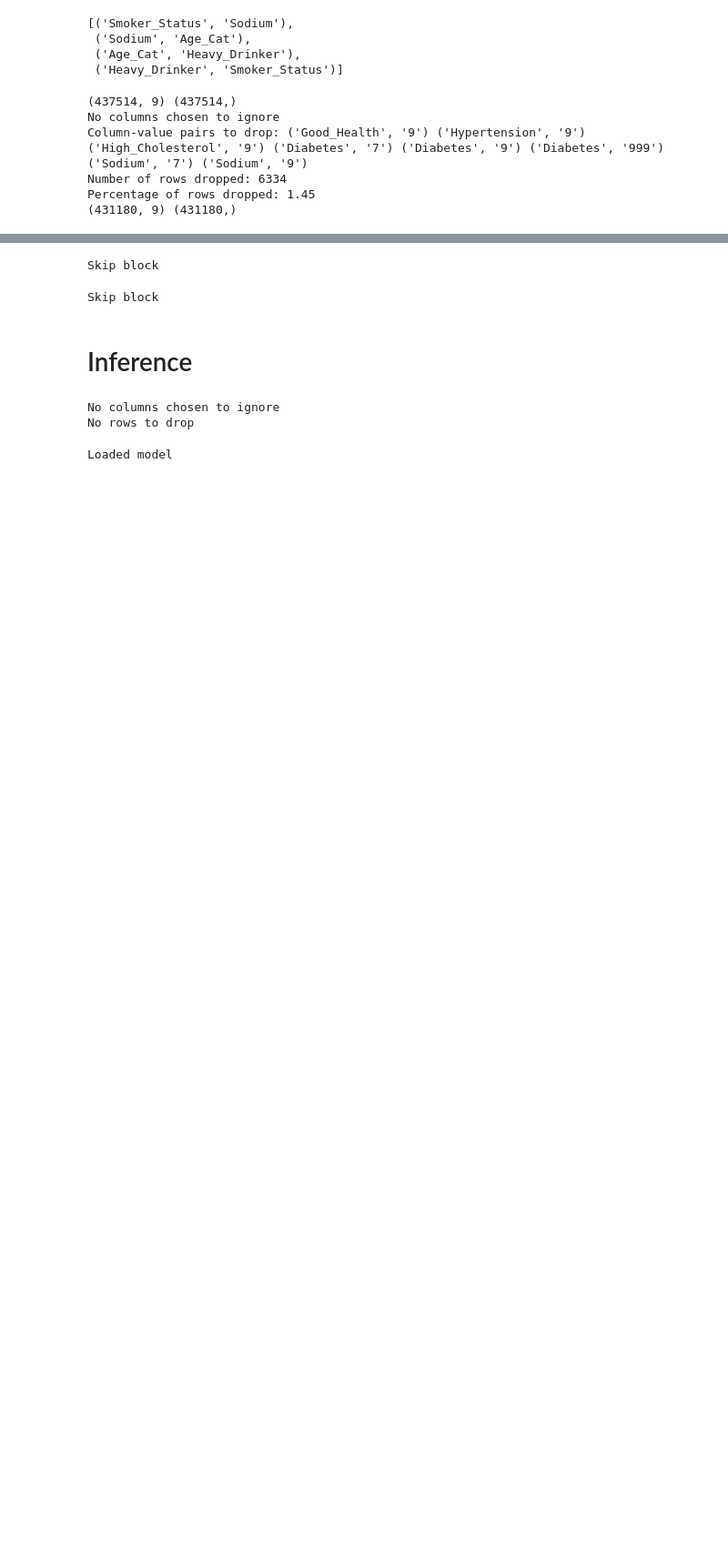
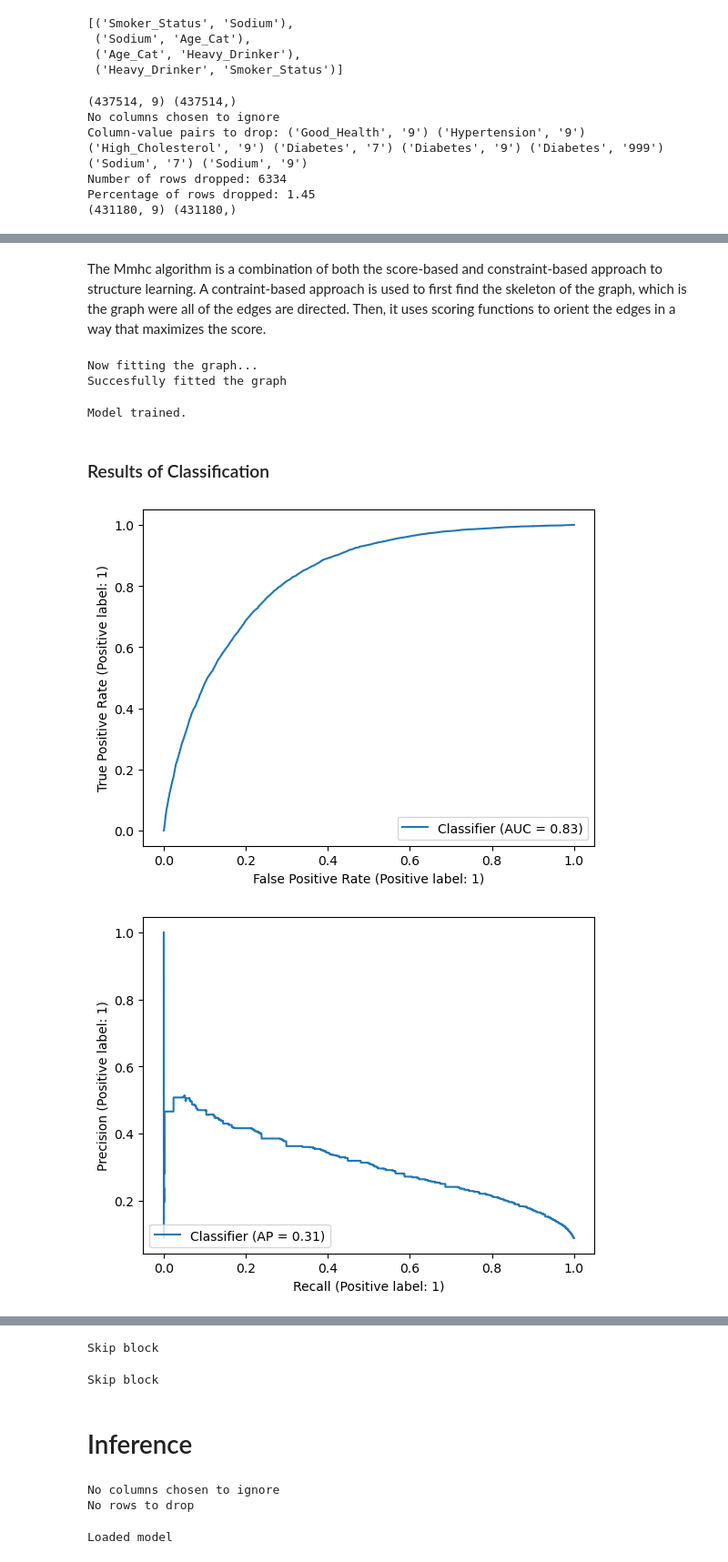
Before and after one commit to Hiram32/Springboard, a Jupyter notebook: Capstone_Project_3/Capstone_Project_3.ipynb, the cells around one changed output, grey strips where cells are left out. Shown at 91% size. Saved outputs shown, nothing was run; the diff lists cells and outputs as text; code cells hidden in the pictures; blank space fills up the shorter version.

Commit message:
Generated bm_mmhc_predictions.pkl

```diff
--- a/Capstone_Project_3/Capstone_Project_3.ipynb
+++ b/Capstone_Project_3/Capstone_Project_3.ipynb
@@ -629,0 +696,47 @@ Percentage of rows dropped: 1.45
+# %% [markdown]
+The Mmhc algorithm is a combination of both the score-based and constraint-based approach to structure learning. A contraint-based approach is used to first find the skeleton of the graph, which is the graph were all of the edges are directed. Then, it uses scoring functions to orient the edges in a way that maximizes the score.
+# %%
+path = './bm_mmhc_predictions.pkl'
+if os.path.exists(path):
+    with open(path, 'rb') as f:
+        _ = pickle.load(f)
+        bm_mmhc = pickle.load(f)
+        y_test = pickle.load(f)
+        y_pred = pickle.load(f)
+        y_proba = pickle.load(f)
+        print(f'Loaded from {path}.')
+else:
+    from pgmpy.estimators import BayesianEstimator
+    import warnings
+
+    warnings.filterwarnings('ignore', category=FutureWarning)
+
+    bm_mmhc = BayesianModel(graph_search_algo=MmhcEstimator, estimator=BayesianEstimator, prior_type='BDeu', equivalent_sample_size=5, black_list=black_list)
+    bm_mmhc.fit(X_train_res, y_train_res)
+    y_pred = bm_mmhc.predict(X_test)
+    y_proba = bm_mmhc.predict_proba(X_test)
+
+    with open(path, 'wb') as f:
+        pickle.dump(4, f)
+        pickle.dump(bm_mmhc, f)
+        pickle.dump(y_test, f)
+        pickle.dump(y_pred, f)
+        pickle.dump(y_proba, f)
+    print('Model trained.')
+# %% [output]
+Now fitting the graph...
+Succesfully fitted the graph
+Model trained.
+# %% [markdown]
+### Results of Classification
+# %%
+import matplotlib.pyplot as plt
+from sklearn.metrics import RocCurveDisplay, PrecisionRecallDisplay
+
+RocCurveDisplay.from_predictions(y_test, y_proba[:, 1], pos_label='1')
+plt.show()
+PrecisionRecallDisplay.from_predictions(y_test, y_proba[:, 1], pos_label='1')
+plt.show()
+# %% [output]
+[figure, added]
+[figure, added]
```
Also changed, not shown: parts of 17 cells of this notebook.
